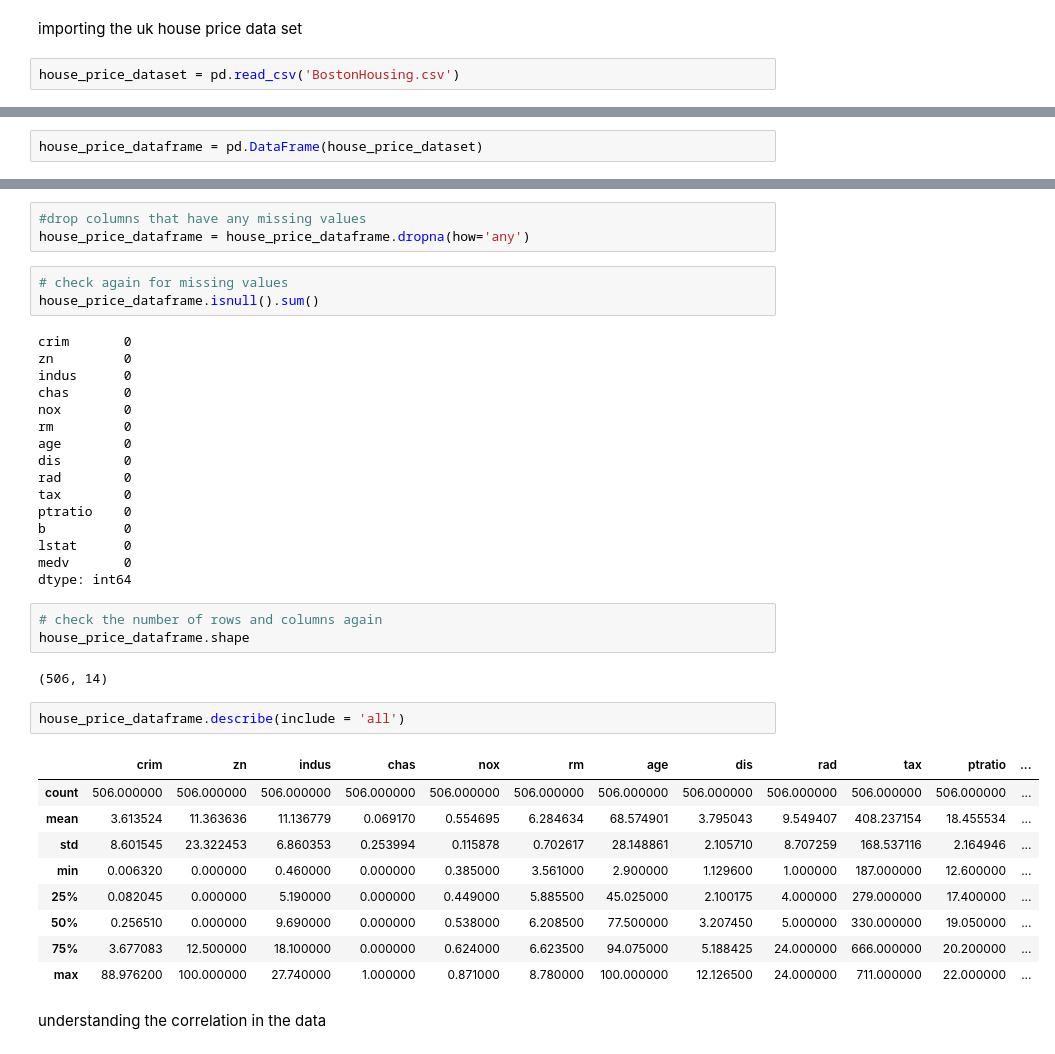
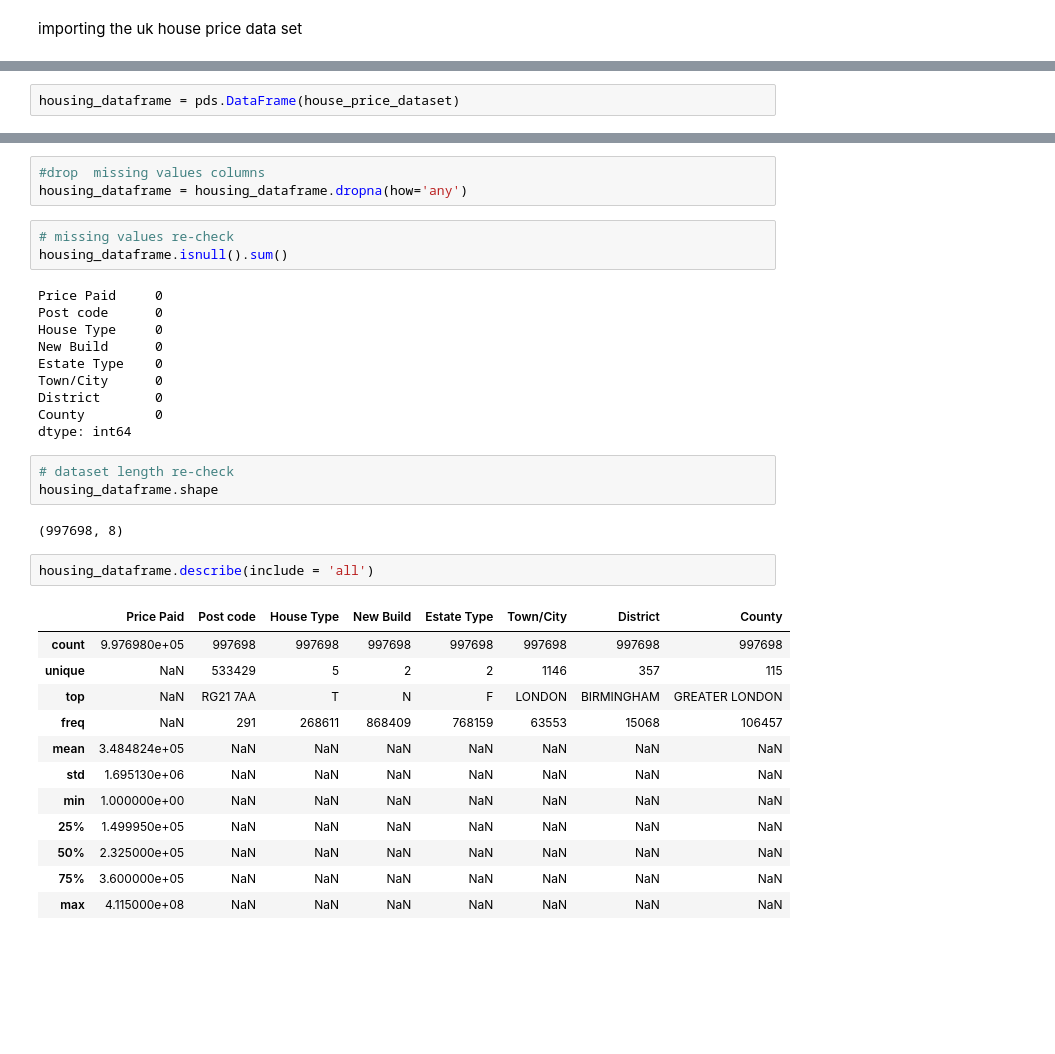
Before and after one commit to umarpir/HousePricePredictor, a Jupyter notebook: House_price_valuation.ipynb, the cells around one changed output, grey strips where cells are left out. Saved outputs shown, nothing was run; the diff lists cells and outputs as text; blank space fills up the shorter version.

```diff
--- a/House_price_valuation.ipynb
+++ b/House_price_valuation.ipynb
@@ -21,4 +20,2 @@ Saving BostonHousing.csv to BostonHousing (1).csv
 # %% [markdown]
 importing the uk house price data set
-# %%
-house_price_dataset = pd.read_csv('BostonHousing.csv')
@@ -25,3 +24,3 @@ house_price_dataset = pd.read_csv('BostonHousing.csv')
 # %%
-house_price_dataframe = pd.DataFrame(house_price_dataset)
+housing_dataframe = pds.DataFrame(house_price_dataset)
 # %%
@@ -59,43 +52,38 @@ medv       0
 dtype: int64
 # %%
-#drop columns that have any missing values
-house_price_dataframe = house_price_dataframe.dropna(how='any')
+#drop  missing values columns
+housing_dataframe = housing_dataframe.dropna(how='any')
 # %%
-# check again for missing values
-house_price_dataframe.isnull().sum()
+# missing values re-check
+housing_dataframe.isnull().sum()
 # %% [output]
-crim       0
-zn         0
-indus      0
-chas       0
-nox        0
-rm         0
-age        0
-dis        0
-rad        0
-tax        0
-ptratio    0
-b          0
-lstat      0
-medv       0
+Price Paid     0
+Post code      0
+House Type     0
+New Build      0
+Estate Type    0
+Town/City      0
+District       0
+County         0
 dtype: int64
-# %%
-# check the number of rows and columns again
-house_price_dataframe.shape
-# %% [output]
-(506, 14)
+# %%
+# dataset length re-check
+housing_dataframe.shape
+# %% [output]
+(997698, 8)
 # %%
-house_price_dataframe.describe(include = 'all')
+housing_dataframe.describe(include = 'all')
 # %% [output]
-|  | crim | zn | indus | chas | nox | rm | age | dis | rad | tax | ptratio | ... |
-| count | 506.000000 | 506.000000 | 506.000000 | 506.000000 | 506.000000 | 506.000000 | 506.000000 | 506.000000 | 506.000000 | 506.000000 | 506.000000 | ... |
-| mean | 3.613524 | 11.363636 | 11.136779 | 0.069170 | 0.554695 | 6.284634 | 68.574901 | 3.795043 | 9.549407 | 408.237154 | 18.455534 | ... |
-| std | 8.601545 | 23.322453 | 6.860353 | 0.253994 | 0.115878 | 0.702617 | 28.148861 | 2.105710 | 8.707259 | 168.537116 | 2.164946 | ... |
-| min | 0.006320 | 0.000000 | 0.460000 | 0.000000 | 0.385000 | 3.561000 | 2.900000 | 1.129600 | 1.000000 | 187.000000 | 12.600000 | ... |
-| 25% | 0.082045 | 0.000000 | 5.190000 | 0.000000 | 0.449000 | 5.885500 | 45.025000 | 2.100175 | 4.000000 | 279.000000 | 17.400000 | ... |
-| 50% | 0.256510 | 0.000000 | 9.690000 | 0.000000 | 0.538000 | 6.208500 | 77.500000 | 3.207450 | 5.000000 | 330.000000 | 19.050000 | ... |
-| 75% | 3.677083 | 12.500000 | 18.100000 | 0.000000 | 0.624000 | 6.623500 | 94.075000 | 5.188425 | 24.000000 | 666.000000 | 20.200000 | ... |
-| max | 88.976200 | 100.000000 | 27.740000 | 1.000000 | 0.871000 | 8.780000 | 100.000000 | 12.126500 | 24.000000 | 711.000000 | 22.000000 | ... |
+|  | Price Paid | Post code | House Type | New Build | Estate Type | Town/City | District | County |
+| count | 9.976980e+05 | 997698 | 997698 | 997698 | 997698 | 997698 | 997698 | 997698 |
+| unique | NaN | 533429 | 5 | 2 | 2 | 1146 | 357 | 115 |
+| top | NaN | RG21 7AA | T | N | F | LONDON | BIRMINGHAM | GREATER LONDON |
+| freq | NaN | 291 | 268611 | 868409 | 768159 | 63553 | 15068 | 106457 |
+| mean | 3.484824e+05 | NaN | NaN | NaN | NaN | NaN | NaN | NaN |
+| std | 1.695130e+06 | NaN | NaN | NaN | NaN | NaN | NaN | NaN |
+| min | 1.000000e+00 | NaN | NaN | NaN | NaN | NaN | NaN | NaN |
+| 25% | 1.499950e+05 | NaN | NaN | NaN | NaN | NaN | NaN | NaN |
+| 50% | 2.325000e+05 | NaN | NaN | NaN | NaN | NaN | NaN | NaN |
+| 75% | 3.600000e+05 | NaN | NaN | NaN | NaN | NaN | NaN | NaN |
+| max | 4.115000e+08 | NaN | NaN | NaN | NaN | NaN | NaN | NaN |
-# %% [markdown]
-understanding the correlation in the data
 # %%
```
Also changed, not shown: parts of 23 cells of this notebook.
